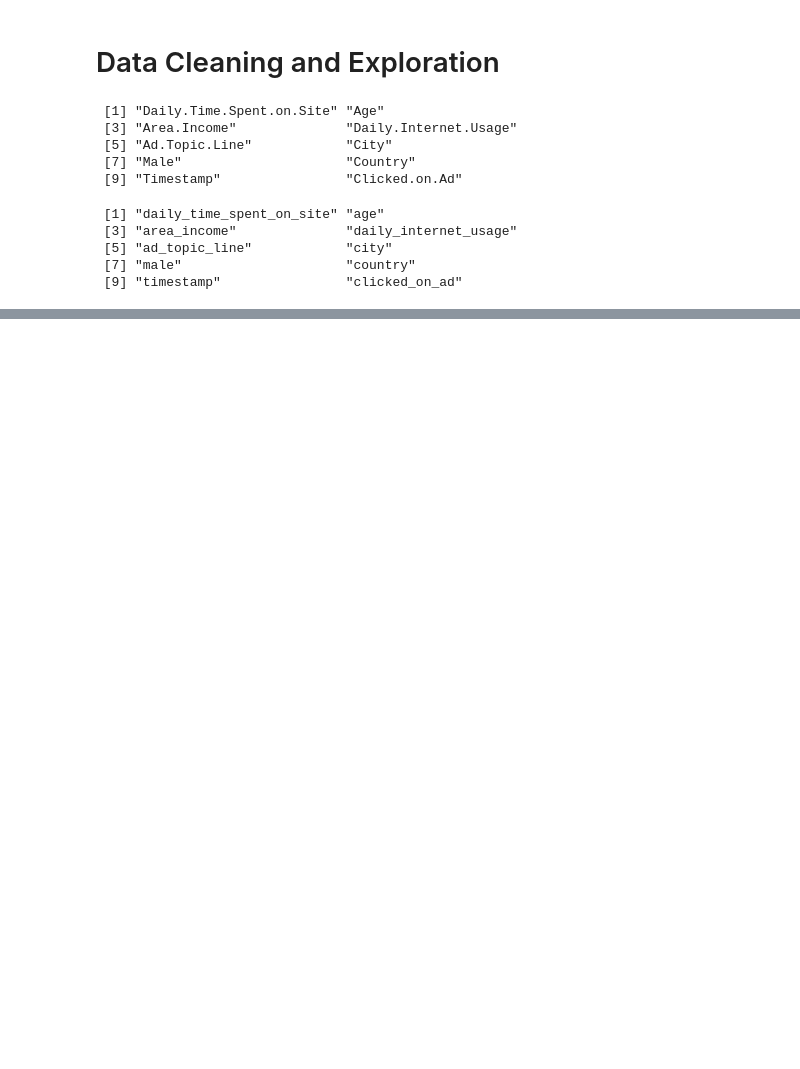
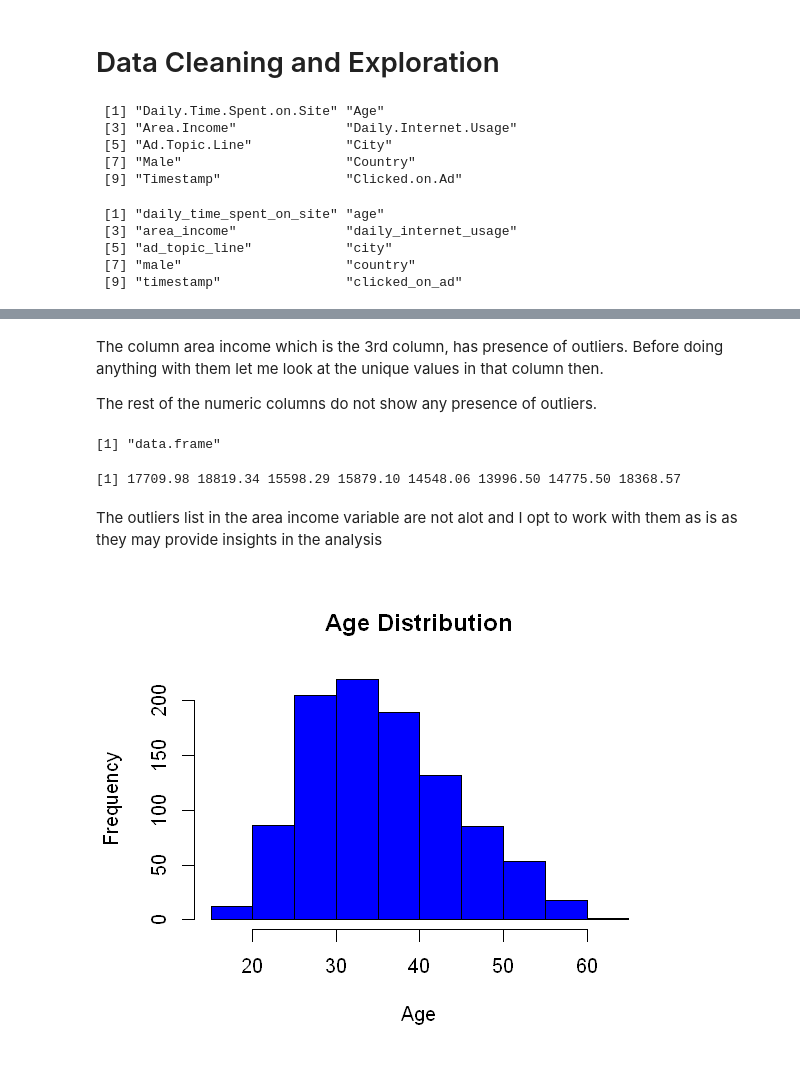
Before and after one commit to mwinzie/prediction-model-in-R, a Jupyter notebook: Ad Prediction Model.ipynb, the cells around one changed output, grey strips where cells are left out. Drawn from its saved outputs; the diff is of its cells as text; code cells hidden in the pictures; blank space fills up the shorter version.

```diff
--- a/Ad Prediction Model.ipynb
+++ b/Ad Prediction Model.ipynb
@@ -144,0 +260,24 @@ adv$date <- date
+# %% [markdown]
+The column area income which is the 3rd column, has presence of outliers. Before doing anything with them let me look at the unique values in that column then.
+
+The rest of the numeric columns do not show any presence of outliers.
+# %%
+#examining the dataset belongs to what class
+class(adv)
+# %% [output]
+[1] "data.frame"
+# %%
+#checking the list of outliers in the area-income variable
+boxplot.stats(adv$area_income)$out
+# %% [output]
+[1] 17709.98 18819.34 15598.29 15879.10 14548.06 13996.50 14775.50 18368.57
+# %% [markdown]
+The outliers list in the area income variable are not alot and I opt to work with them as is as they may provide insights in the analysis
+# %%
+#plotting the distribution of the age variable
+hist(adv$age, col = 'blue',
+    main = 'Age Distribution',
+    xlab = 'Age',
+    ylab = 'Frequency')
+# %% [output]
+[figure, added]
```
Also changed, not shown: parts of 34 cells of this notebook.
